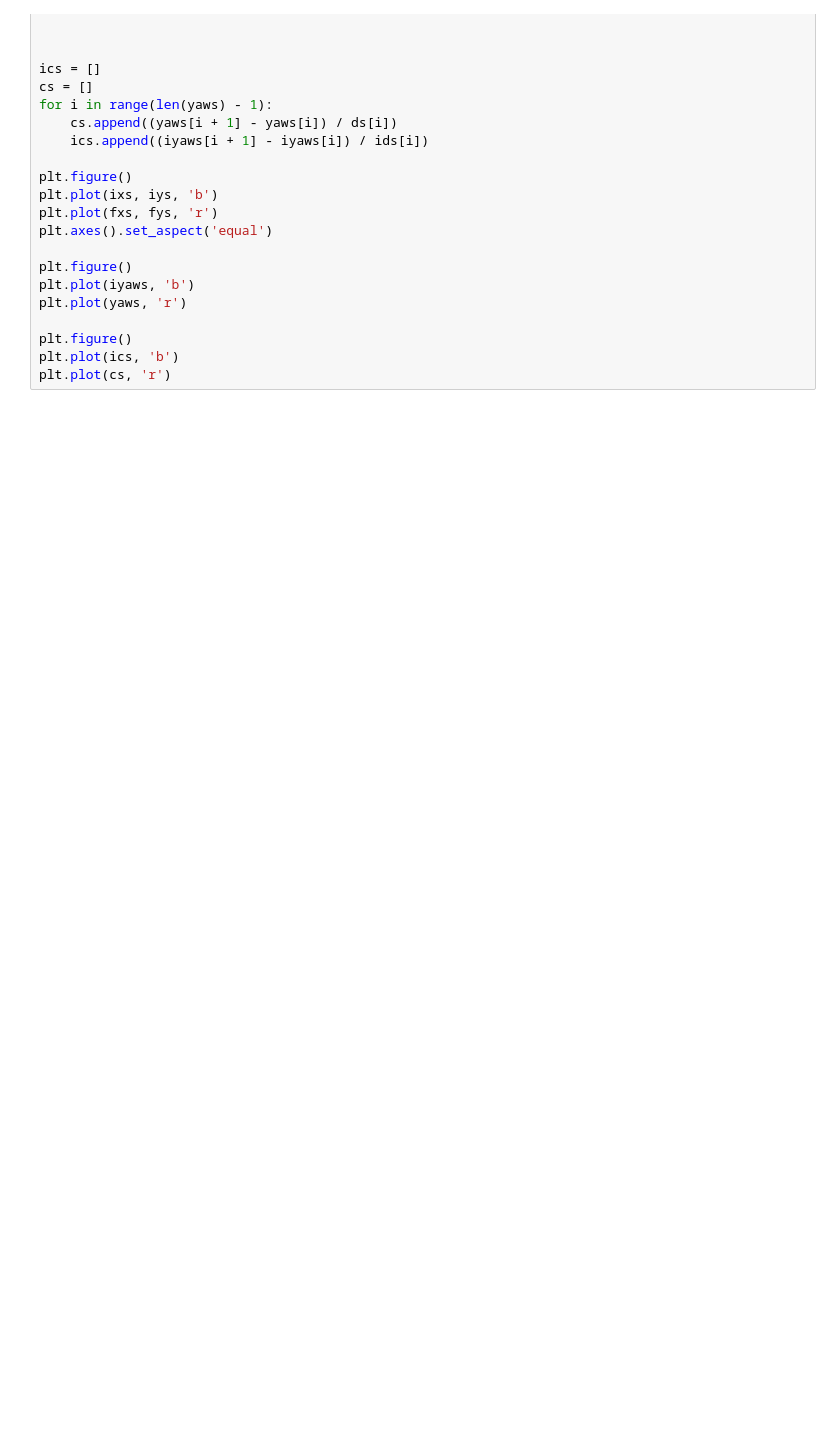
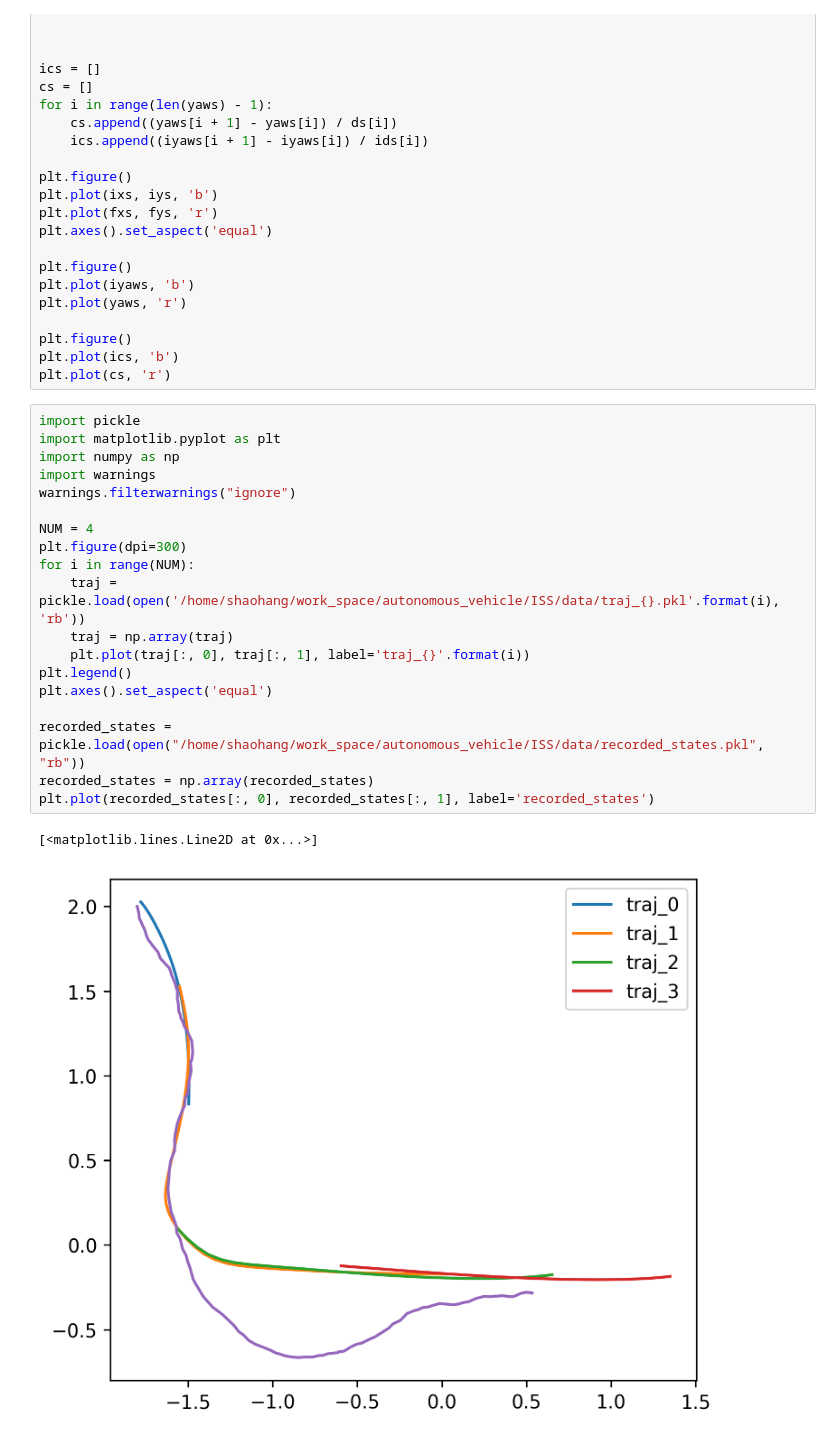
Before and after one commit to CAS-LRJ/ISS, a Jupyter notebook: test.ipynb, the cells around one changed output. Drawn from its saved outputs; the diff is of its cells as text; blank space fills up the shorter version.

```diff
--- a/test.ipynb
+++ b/test.ipynb
@@ -124,6 +124,28 @@ plt.plot(yaws, 'r')
 plt.figure()
 plt.plot(ics, 'b')
 plt.plot(cs, 'r')
+# %%
+import pickle
+import matplotlib.pyplot as plt
+import numpy as np
+import warnings
+warnings.filterwarnings("ignore")
+
+NUM = 4
+plt.figure(dpi=300)
+for i in range(NUM):
+    traj = pickle.load(open('/home/shaohang/work_space/autonomous_vehicle/ISS/data/traj_{}.pkl'.format(i), 'rb'))
+    traj = np.array(traj)
+    plt.plot(traj[:, 0], traj[:, 1], label='traj_{}'.format(i))
+plt.legend()
+plt.axes().set_aspect('equal')
+
+recorded_states = pickle.load(open("/home/shaohang/work_space/autonomous_vehicle/ISS/data/recorded_states.pkl", "rb"))
+recorded_states = np.array(recorded_states)
+plt.plot(recorded_states[:, 0], recorded_states[:, 1], label='recorded_states')
+# %% [output]
+[<matplotlib.lines.Line2D at 0x...>]
+[figure, added]
 # %%
 import pickle
 import matplotlib.pyplot as plt
```
Also changed, not shown: parts of 1 cell of this notebook, 8 other files.
